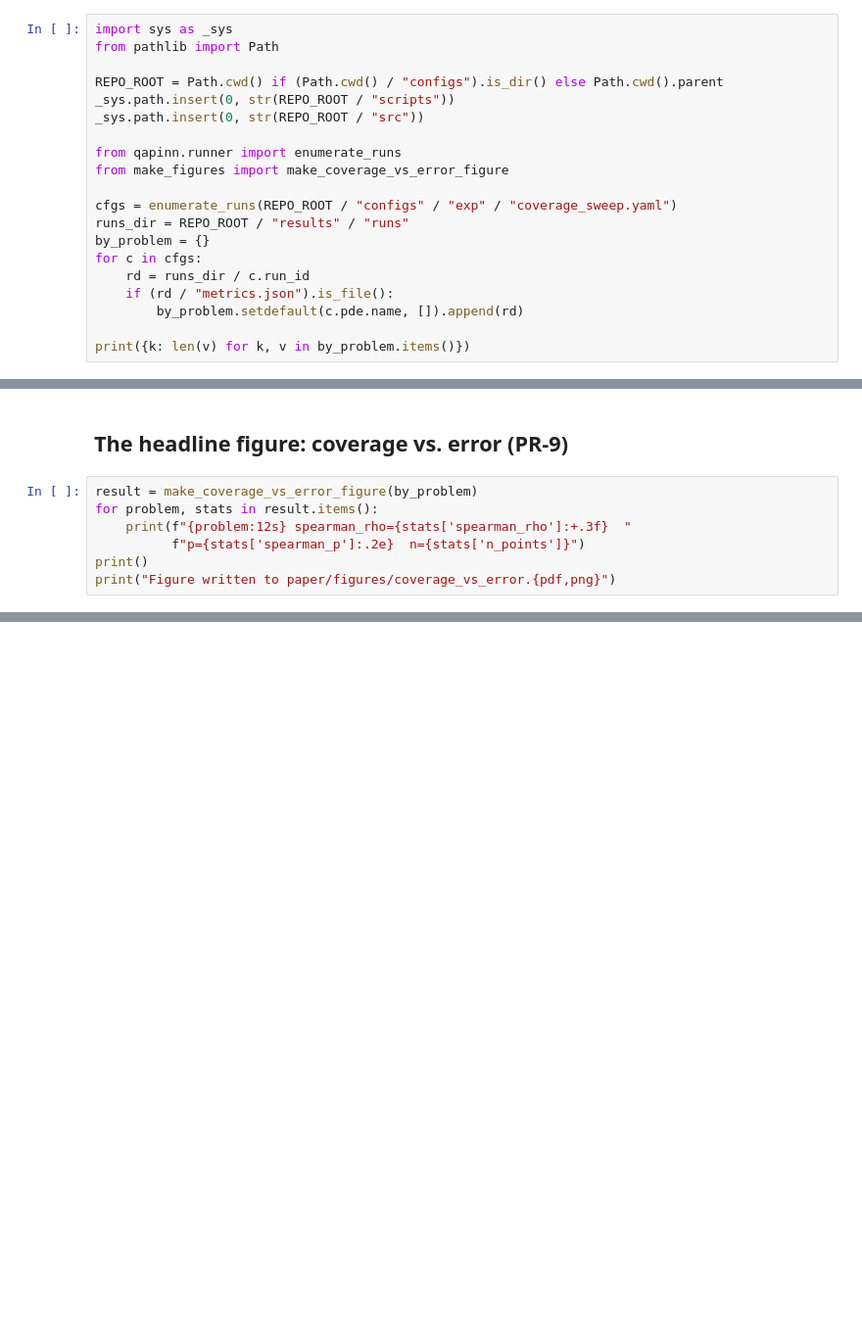
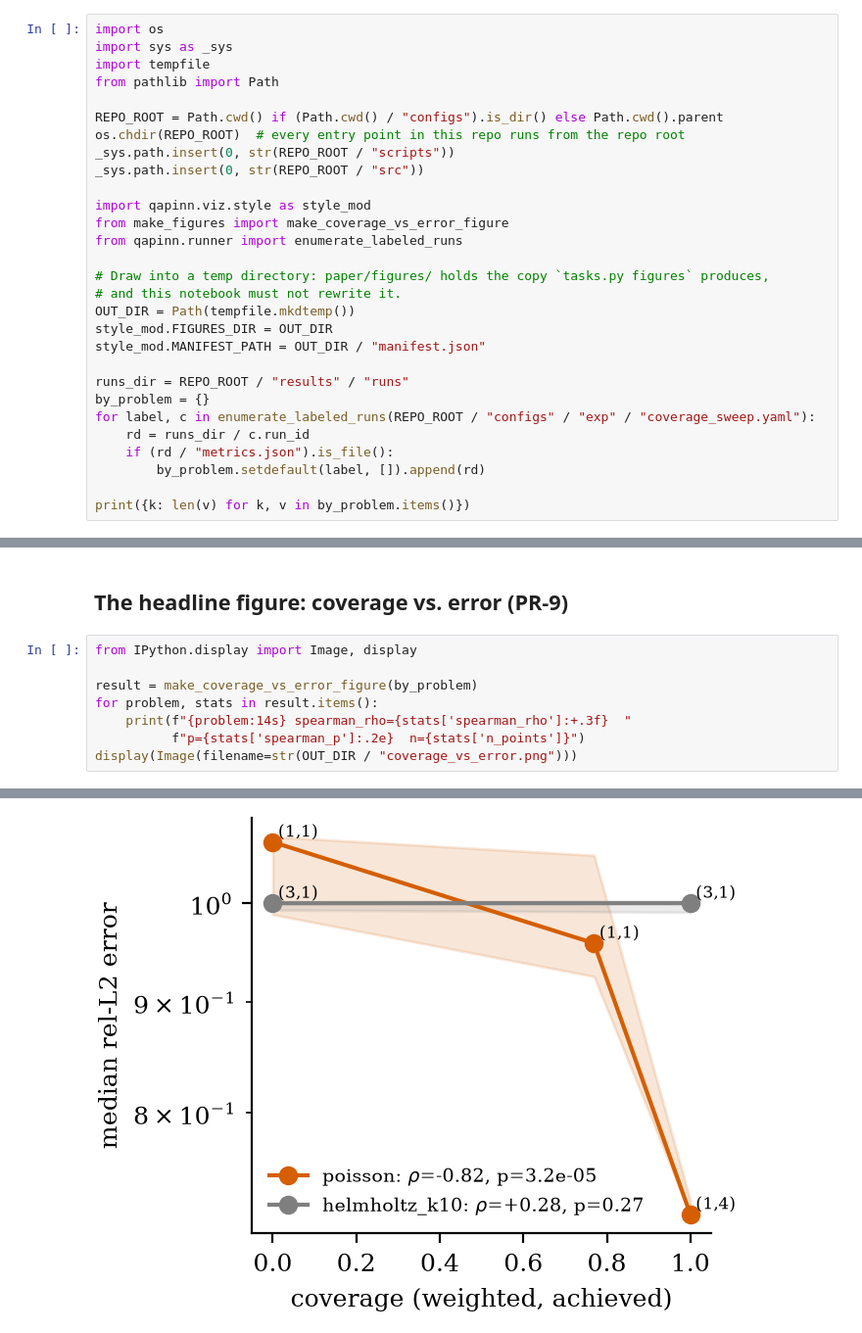
Before and after one commit to Mannava-Daasaradhi/QAPINN_Spectra, a Jupyter notebook: notebooks/05_results.ipynb, the cells around one changed output, grey strips where cells are left out. Shown at 98% size. Drawn from its saved outputs; the diff is of its cells as text; blank space fills up the shorter version.

```diff
--- a/notebooks/05_results.ipynb
+++ b/notebooks/05_results.ipynb
@@ -6,22 +6,31 @@ Narrative only (`project.md` SS9). Regenerates the headline figure
 `scripts/make_figures.py::regenerate_all` makes -- and summarizes the honest headline
 finding from `FINDINGS.md`. No GPU, no live model.
 # %%
+import os
 import sys as _sys
+import tempfile
 from pathlib import Path
 
 REPO_ROOT = Path.cwd() if (Path.cwd() / "configs").is_dir() else Path.cwd().parent
+os.chdir(REPO_ROOT)  # every entry point in this repo runs from the repo root
 _sys.path.insert(0, str(REPO_ROOT / "scripts"))
 _sys.path.insert(0, str(REPO_ROOT / "src"))
 
-from qapinn.runner import enumerate_runs
+import qapinn.viz.style as style_mod
 from make_figures import make_coverage_vs_error_figure
+from qapinn.runner import enumerate_labeled_runs
 
-cfgs = enumerate_runs(REPO_ROOT / "configs" / "exp" / "coverage_sweep.yaml")
+# Draw into a temp directory: paper/figures/ holds the copy `tasks.py figures` produces,
+# and this notebook must not rewrite it.
+OUT_DIR = Path(tempfile.mkdtemp())
+style_mod.FIGURES_DIR = OUT_DIR
+style_mod.MANIFEST_PATH = OUT_DIR / "manifest.json"
+
 runs_dir = REPO_ROOT / "results" / "runs"
 by_problem = {}
-for c in cfgs:
+for label, c in enumerate_labeled_runs(REPO_ROOT / "configs" / "exp" / "coverage_sweep.yaml"):
     rd = runs_dir / c.run_id
     if (rd / "metrics.json").is_file():
-        by_problem.setdefault(c.pde.name, []).append(rd)
+        by_problem.setdefault(label, []).append(rd)
 
 print({k: len(v) for k, v in by_problem.items()})
@@ -28,9 +39,11 @@ print({k: len(v) for k, v in by_problem.items()})
 # %% [markdown]
 ## The headline figure: coverage vs. error (PR-9)
 # %%
+from IPython.display import Image, display
+
 result = make_coverage_vs_error_figure(by_problem)
 for problem, stats in result.items():
-    print(f"{problem:12s} spearman_rho={stats['spearman_rho']:+.3f}  "
+    print(f"{problem:14s} spearman_rho={stats['spearman_rho']:+.3f}  "
           f"p={stats['spearman_p']:.2e}  n={stats['n_points']}")
-print()
-print("Figure written to paper/figures/coverage_vs_error.{pdf,png}")
+display(Image(filename=str(OUT_DIR / "coverage_vs_error.png")))
+# %% [output]
@@ -37,3 +52,4 @@ print("Figure written to paper/figures/coverage_vs_error.{pdf,png}")
+[figure, added]
 # %% [markdown]
 ## The honest headline (`FINDINGS.md`)
 
```
Also changed, not shown: parts of 3 cells of this notebook, 5 other files.
